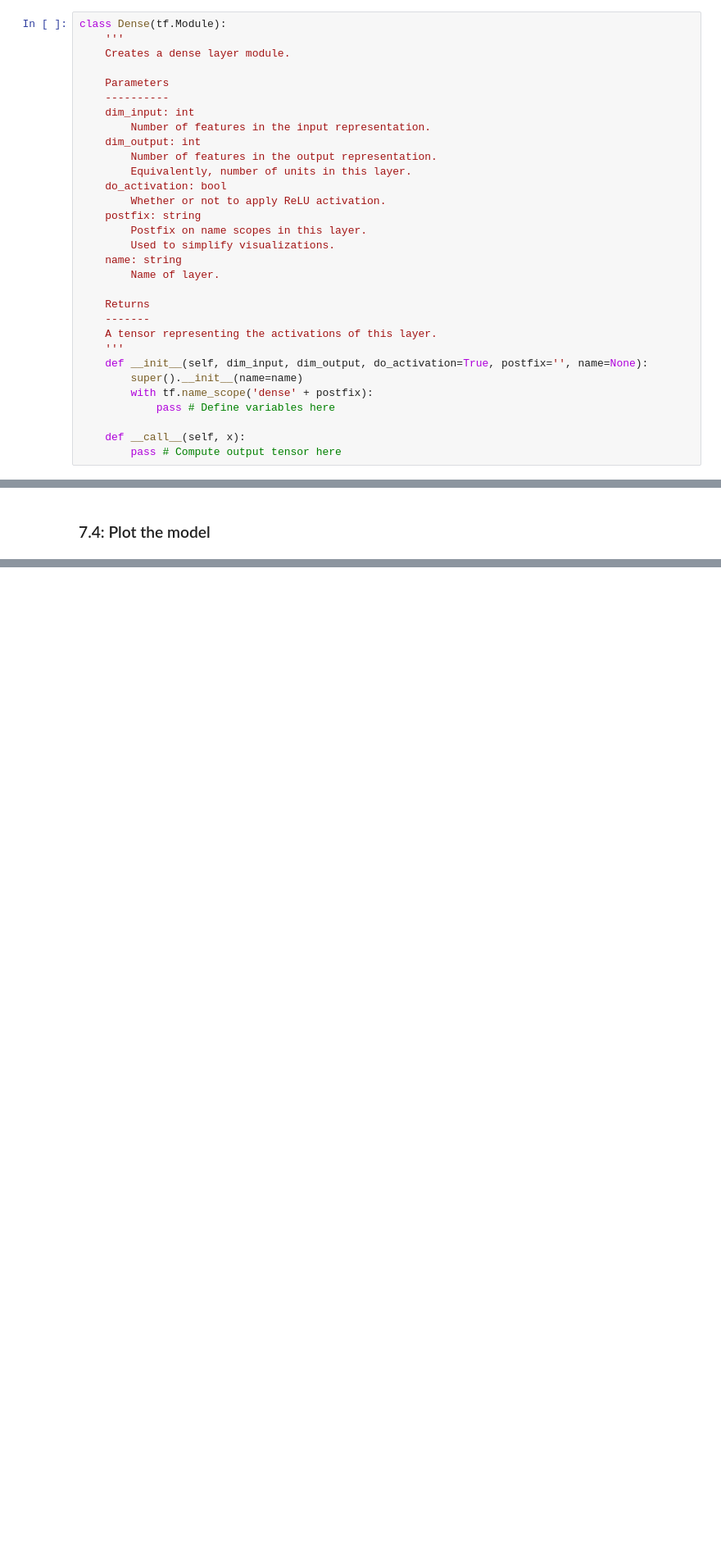
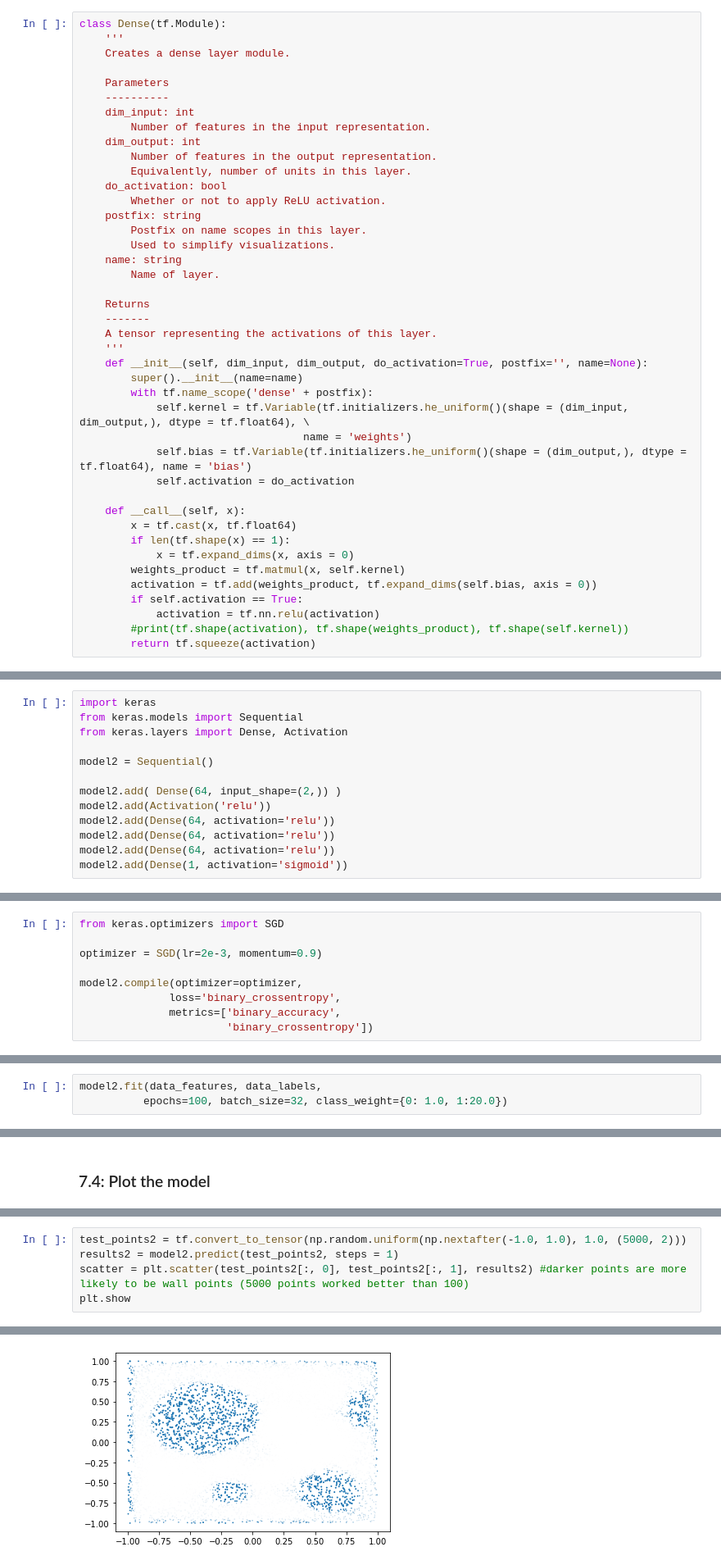
Before and after one commit to CZap/caltech-cs11-tensorflow, a Jupyter notebook: labs/lab_3_dense_nets/lab_3.ipynb, the cells around one changed output, grey strips where cells are left out. Shown at 82% size. Saved outputs shown, nothing was run; the diff lists cells and outputs as text; blank space fills up the shorter version.

```diff
--- a/labs/lab_3_dense_nets/lab_3.ipynb
+++ b/labs/lab_3_dense_nets/lab_3.ipynb
@@ -98,10 +114,21 @@ class Dense(tf.Module):
     def __init__(self, dim_input, dim_output, do_activation=True, postfix='', name=None):
         super().__init__(name=name)
         with tf.name_scope('dense' + postfix):
-            pass # Define variables here
+            self.kernel = tf.Variable(tf.initializers.he_uniform()(shape = (dim_input, dim_output,), dtype = tf.float64), \
+                                   name = 'weights')
+            self.bias = tf.Variable(tf.initializers.he_uniform()(shape = (dim_output,), dtype = tf.float64), name = 'bias')
+            self.activation = do_activation
 
     def __call__(self, x):
-        pass # Compute output tensor here
+        x = tf.cast(x, tf.float64)
+        if len(tf.shape(x) == 1):
+            x = tf.expand_dims(x, axis = 0)
+        weights_product = tf.matmul(x, self.kernel)
+        activation = tf.add(weights_product, tf.expand_dims(self.bias, axis = 0))
+        if self.activation == True:
+            activation = tf.nn.relu(activation)
+        #print(tf.shape(activation), tf.shape(weights_product), tf.shape(self.kernel))
+        return tf.squeeze(activation)
 # %% [markdown]
 ### 3.2: Class to make neural network
 Use the `Dense` class to make four dense layers contained as fields in a `tf.Module` class called `FeedForward`.
@@ -209,2 +290,15 @@ Use `keras.models.Sequential` to build the same FCN as before.
+# %%
+import keras
+from keras.models import Sequential
+from keras.layers import Dense, Activation
+
+model2 = Sequential()
+
+model2.add( Dense(64, input_shape=(2,)) )
+model2.add(Activation('relu'))
+model2.add(Dense(64, activation='relu'))
+model2.add(Dense(64, activation='relu'))
+model2.add(Dense(64, activation='relu'))
+model2.add(Dense(1, activation='sigmoid'))
 # %% [markdown]
 ### 7.2: Define an optimizer and compile the model
@@ -213,2 +305,11 @@ Use `keras.models.Sequential` to build the same FCN as before.
+# %%
+from keras.optimizers import SGD
+
+optimizer = SGD(lr=2e-3, momentum=0.9)
+
+model2.compile(optimizer=optimizer,
+              loss='binary_crossentropy',
+              metrics=['binary_accuracy',
+                       'binary_crossentropy'])
 # %% [markdown]
 ### 7.3: Fit the model
@@ -216,0 +316,3 @@ Use `keras.models.Sequential` to build the same FCN as before.
+# %%
+model2.fit(data_features, data_labels,
+          epochs=100, batch_size=32, class_weight={0: 1.0, 1:20.0})
@@ -220,0 +340,6 @@ Use `keras.models.Sequential` to build the same FCN as before.
+# %%
+test_points2 = tf.convert_to_tensor(np.random.uniform(np.nextafter(-1.0, 1.0), 1.0, (5000, 2)))
+results2 = model2.predict(test_points2, steps = 1)
+scatter = plt.scatter(test_points2[:, 0], test_points2[:, 1], results2) #darker points are more likely to be wall points (5000 points worked better than 100)
+plt.show
+# %% [output]
@@ -220,0 +347 @@ Use `keras.models.Sequential` to build the same FCN as before.
+[figure, added]
```
Also changed, not shown: parts of 21 cells of this notebook, 2 other files.
